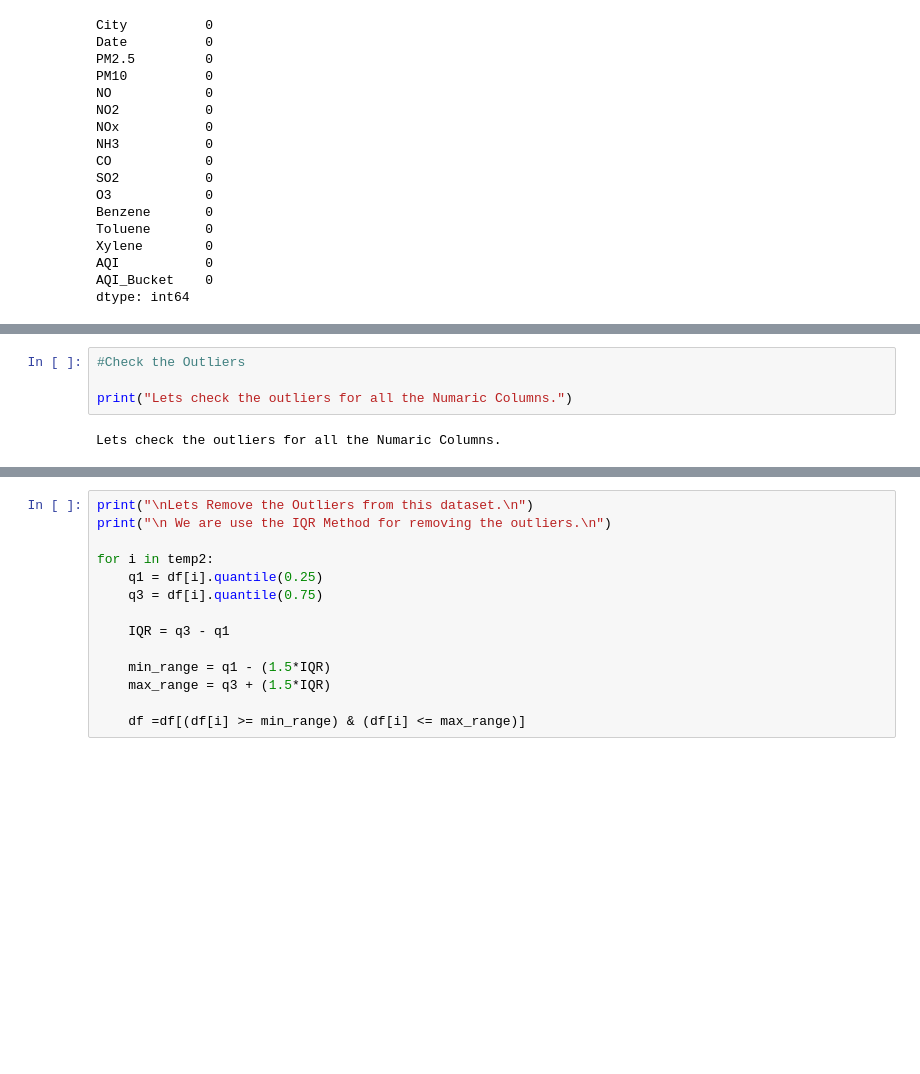
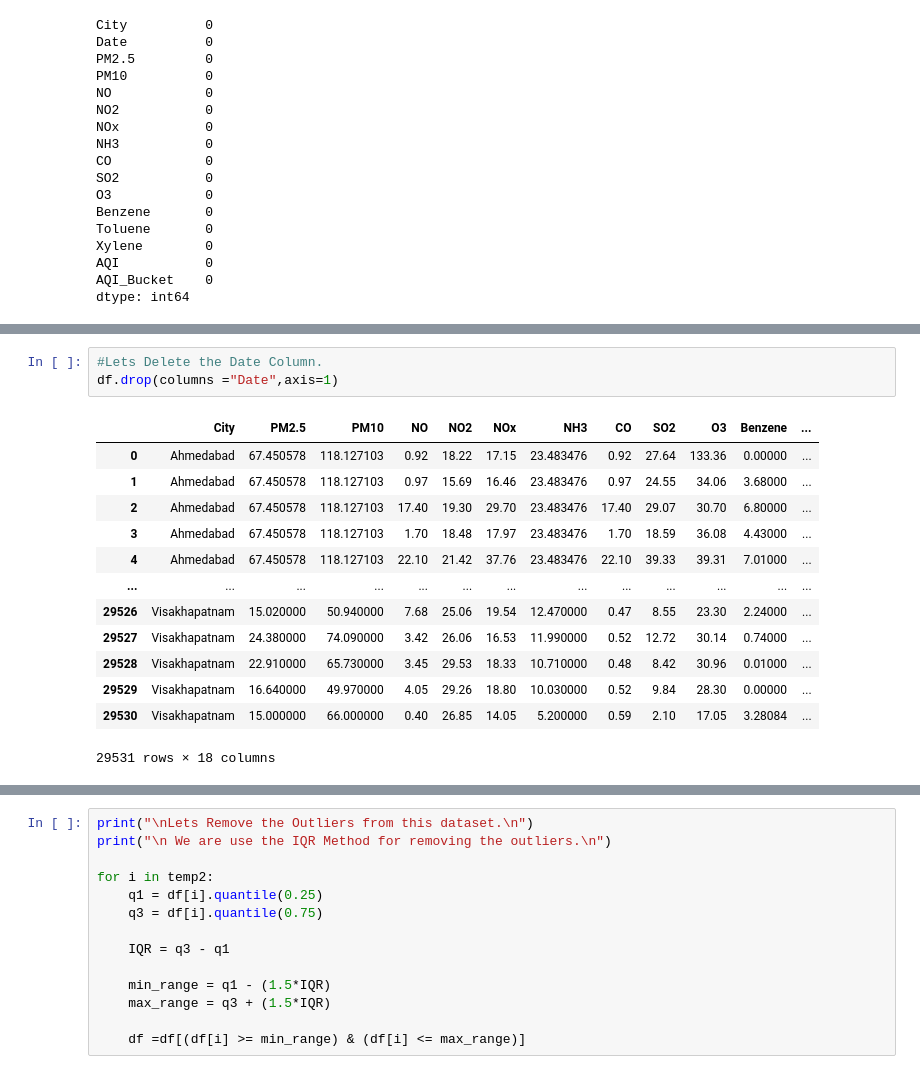
Before and after one commit to derravi/AI_Powered_Air_Quality_Prediction_-_Monitoring_System, a Jupyter notebook: Air Pollution Level Prediction using KNN and Decision Tree.ipynb, the cells around one changed output, grey strips where cells are left out. Saved outputs shown, nothing was run; the diff lists cells and outputs as text; blank space fills up the shorter version.

```diff
--- a/Air Pollution Level Prediction using KNN and Decision Tree.ipynb
+++ b/Air Pollution Level Prediction using KNN and Decision Tree.ipynb
@@ -107,6 +120,17 @@ dtype: int64
 # %%
-#Check the Outliers
-
-print("Lets check the outliers for all the Numaric Columns.")
+#Lets Delete the Date Column.
+df.drop(columns ="Date",axis=1)
 # %% [output]
+|  | City | PM2.5 | PM10 | NO | NO2 | NOx | NH3 | CO | SO2 | O3 | Benzene | ... |
+| 0 | Ahmedabad | 67.450578 | 118.127103 | 0.92 | 18.22 | 17.15 | 23.483476 | 0.92 | 27.64 | 133.36 | 0.00000 | ... |
+| 1 | Ahmedabad | 67.450578 | 118.127103 | 0.97 | 15.69 | 16.46 | 23.483476 | 0.97 | 24.55 | 34.06 | 3.68000 | ... |
+| 2 | Ahmedabad | 67.450578 | 118.127103 | 17.40 | 19.30 | 29.70 | 23.483476 | 17.40 | 29.07 | 30.70 | 6.80000 | ... |
+| 3 | Ahmedabad | 67.450578 | 118.127103 | 1.70 | 18.48 | 17.97 | 23.483476 | 1.70 | 18.59 | 36.08 | 4.43000 | ... |
+| 4 | Ahmedabad | 67.450578 | 118.127103 | 22.10 | 21.42 | 37.76 | 23.483476 | 22.10 | 39.33 | 39.31 | 7.01000 | ... |
+| ... | ... | ... | ... | ... | ... | ... | ... | ... | ... | ... | ... | ... |
+| 29526 | Visakhapatnam | 15.020000 | 50.940000 | 7.68 | 25.06 | 19.54 | 12.470000 | 0.47 | 8.55 | 23.30 | 2.24000 | ... |
+| 29527 | Visakhapatnam | 24.380000 | 74.090000 | 3.42 | 26.06 | 16.53 | 11.990000 | 0.52 | 12.72 | 30.14 | 0.74000 | ... |
+| 29528 | Visakhapatnam | 22.910000 | 65.730000 | 3.45 | 29.53 | 18.33 | 10.710000 | 0.48 | 8.42 | 30.96 | 0.01000 | ... |
+| 29529 | Visakhapatnam | 16.640000 | 49.970000 | 4.05 | 29.26 | 18.80 | 10.030000 | 0.52 | 9.84 | 28.30 | 0.00000 | ... |
+| 29530 | Visakhapatnam | 15.000000 | 66.000000 | 0.40 | 26.85 | 14.05 | 5.200000 | 0.59 | 2.10 | 17.05 | 3.28084 | ... |
-Lets check the outliers for all the Numaric Columns.
+29531 rows × 18 columns
```
Also changed, not shown: parts of 6 cells of this notebook.
